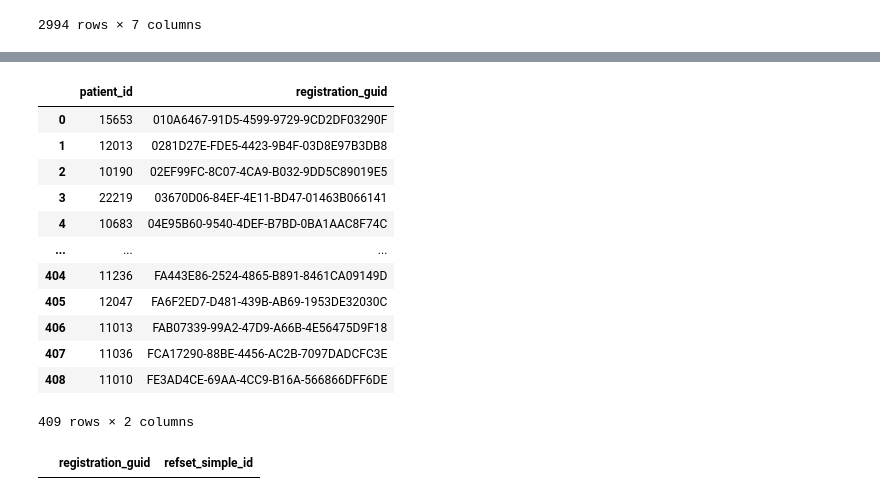
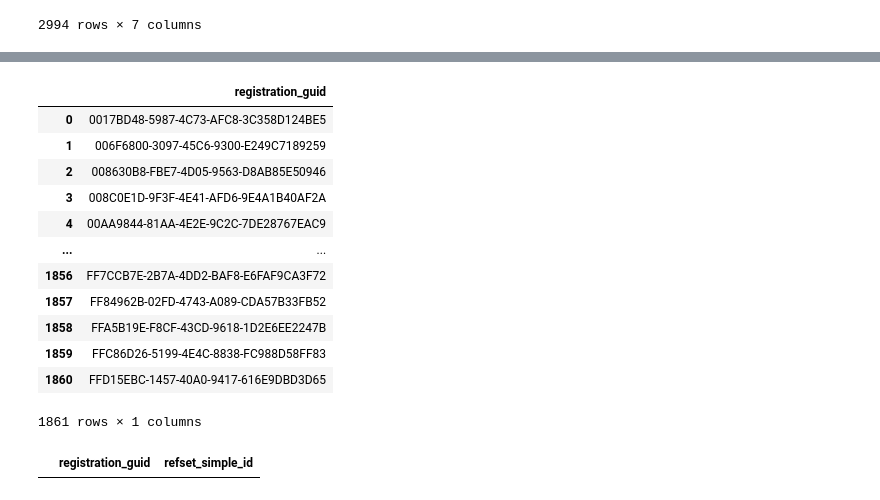
Before and after one commit to rpenn97/EMIS_task, a Jupyter notebook: solution/solution_py.ipynb, the cells around one changed output, grey strips where cells are left out. Drawn from its saved outputs; the diff is of its cells as text; code cells hidden in the pictures.

```diff
--- a/solution/solution_py.ipynb
+++ b/solution/solution_py.ipynb
@@ -311,25 +346,28 @@ psql.sqldf("""
 # %%
-psql.sqldf("""SELECT p.patient_id,p.registration_guid FROM observation_table o
+psql.sqldf("""SELECT o.registration_guid FROM observation_table o
             INNER JOIN clinical_codes c ON (o.emis_code_id = c.code_id)
             INNER JOIN patient p ON (o.registration_guid = p.registration_guid)
-            WHERE (c.refset_simple_id = 999012891000230104
-            AND NOT EXISTS (SELECT o.registration_guid FROM observation_table o WHERE c.refset_simple_id IN (999021691000230104,999004211000230104,999011571000230107)))
+            WHERE EXISTS (SELECT 1 FROM clinical_codes c WHERE c.refset_simple_id IN (999012891000230104))
             GROUP BY p.patient_id
-            ORDER BY o.registration_guid ASC """)
+            ORDER BY o.registration_guid ASC
+            """)
+
+#   WHERE NOT EXISTS (SELECT o.registration_guid FROM observation_table o WHERE c.refset_simple_id IN (999021691000230104,999004211000230104,999011571000230107))
+# AND EXISTS (SELECT o.registration_guid FROM observation_table o WHERE c.refset_simple_id = 999012891000230104)
 # %% [output]
-|  | patient_id | registration_guid |
-| 0 | 15653 | 010A6467-91D5-4599-9729-9CD2DF03290F |
-| 1 | 12013 | 0281D27E-FDE5-4423-9B4F-03D8E97B3DB8 |
-| 2 | 10190 | 02EF99FC-8C07-4CA9-B032-9DD5C89019E5 |
-| 3 | 22219 | 03670D06-84EF-4E11-BD47-01463B066141 |
-| 4 | 10683 | 04E95B60-9540-4DEF-B7BD-0BA1AAC8F74C |
-| ... | ... | ... |
-| 404 | 11236 | FA443E86-2524-4865-B891-8461CA09149D |
-| 405 | 12047 | FA6F2ED7-D481-439B-AB69-1953DE32030C |
-| 406 | 11013 | FAB07339-99A2-47D9-A66B-4E56475D9F18 |
-| 407 | 11036 | FCA17290-88BE-4456-AC2B-7097DADCFC3E |
-| 408 | 11010 | FE3AD4CE-69AA-4CC9-B16A-566866DFF6DE |
+|  | registration_guid |
+| 0 | 0017BD48-5987-4C73-AFC8-3C358D124BE5 |
+| 1 | 006F6800-3097-45C6-9300-E249C7189259 |
+| 2 | 008630B8-FBE7-4D05-9563-D8AB85E50946 |
+| 3 | 008C0E1D-9F3F-4E41-AFD6-9E4A1B40AF2A |
+| 4 | 00AA9844-81AA-4E2E-9C2C-7DE28767EAC9 |
+| ... | ... |
+| 1856 | FF7CCB7E-2B7A-4DD2-BAF8-E6FAF9CA3F72 |
+| 1857 | FF84962B-02FD-4743-A089-CDA57B33FB52 |
+| 1858 | FFA5B19E-F8CF-43CD-9618-1D2E6EE2247B |
+| 1859 | FFC86D26-5199-4E4C-8838-FC988D58FF83 |
+| 1860 | FFD15EBC-1457-40A0-9417-616E9DBD3D65 |
-409 rows × 2 columns
+1861 rows × 1 columns
 # %%
 psql.sqldf("""SELECT o.registration_guid,c.refset_simple_id FROM observation_table o
            INNER JOIN clinical_codes c ON (o.emis_code_id = c.code_id)
```
Also changed, not shown: parts of 4 cells of this notebook.
